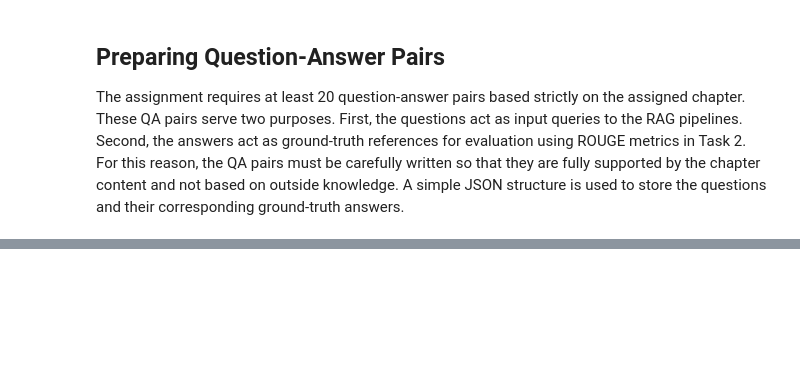
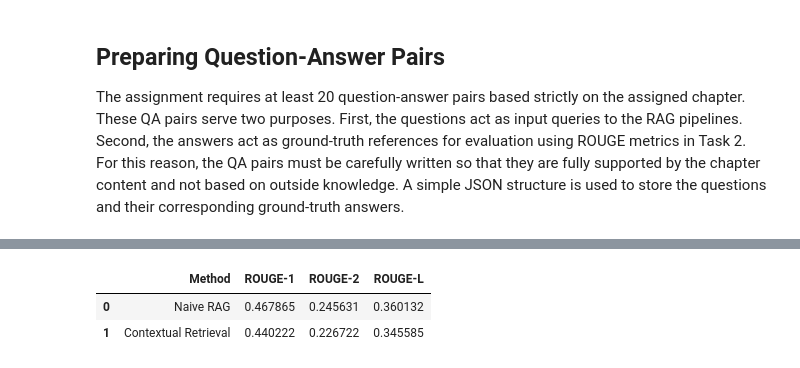
Before and after one commit to KHH-AKA-Lucifer/AIT_NLP_Assignments, a Jupyter notebook: A6_RAG_Techniques/test.ipynb, the cells around one changed output, grey strips where cells are left out. Saved outputs shown, nothing was run; the diff lists cells and outputs as text; code cells hidden in the pictures; blank space fills up the shorter version.

```diff
--- a/A6_RAG_Techniques/A6_final.ipynb
+++ b/A6_RAG_Techniques/test.ipynb
@@ -361,0 +466,14 @@ Generated 20 QA pairs based on the textbook content.
+# %%
+contextual_rows = run_rag_method(
+    qa_pairs=qa_pairs,
+    chunks=contextual_chunks,
+    model=GENERATOR_MODEL,
+    top_k=TOP_K,
+    use_contextual_text=True,
+    answer_key='contextual_retrieval_answer',
+)
+
+print('Contextual Retrieval answers generated:', len(contextual_rows))
+print()
+print('Sample contextual row:')
+print(contextual_rows[0])
@@ -361,0 +489,26 @@ Generated 20 QA pairs based on the textbook content.
+# %%
+final_rows = merge_method_results(naive_rows, contextual_rows)
+metrics = evaluate_results(final_rows)
+
+metrics_df = pd.DataFrame(
+    [
+        {
+            'Method': 'Naive RAG',
+            'ROUGE-1': metrics['naive_rag']['rouge_1'],
+            'ROUGE-2': metrics['naive_rag']['rouge_2'],
+            'ROUGE-L': metrics['naive_rag']['rouge_l'],
+        },
+        {
+            'Method': 'Contextual Retrieval',
+            'ROUGE-1': metrics['contextual_retrieval']['rouge_1'],
+            'ROUGE-2': metrics['contextual_retrieval']['rouge_2'],
+            'ROUGE-L': metrics['contextual_retrieval']['rouge_l'],
+        },
+    ]
+)
+
+metrics_df
+# %% [output]
+|  | Method | ROUGE-1 | ROUGE-2 | ROUGE-L |
+| 0 | Naive RAG | 0.467865 | 0.245631 | 0.360132 |
+| 1 | Contextual Retrieval | 0.440222 | 0.226722 | 0.345585 |
```
Also changed, not shown: parts of 13 cells of this notebook, 8 other files.
